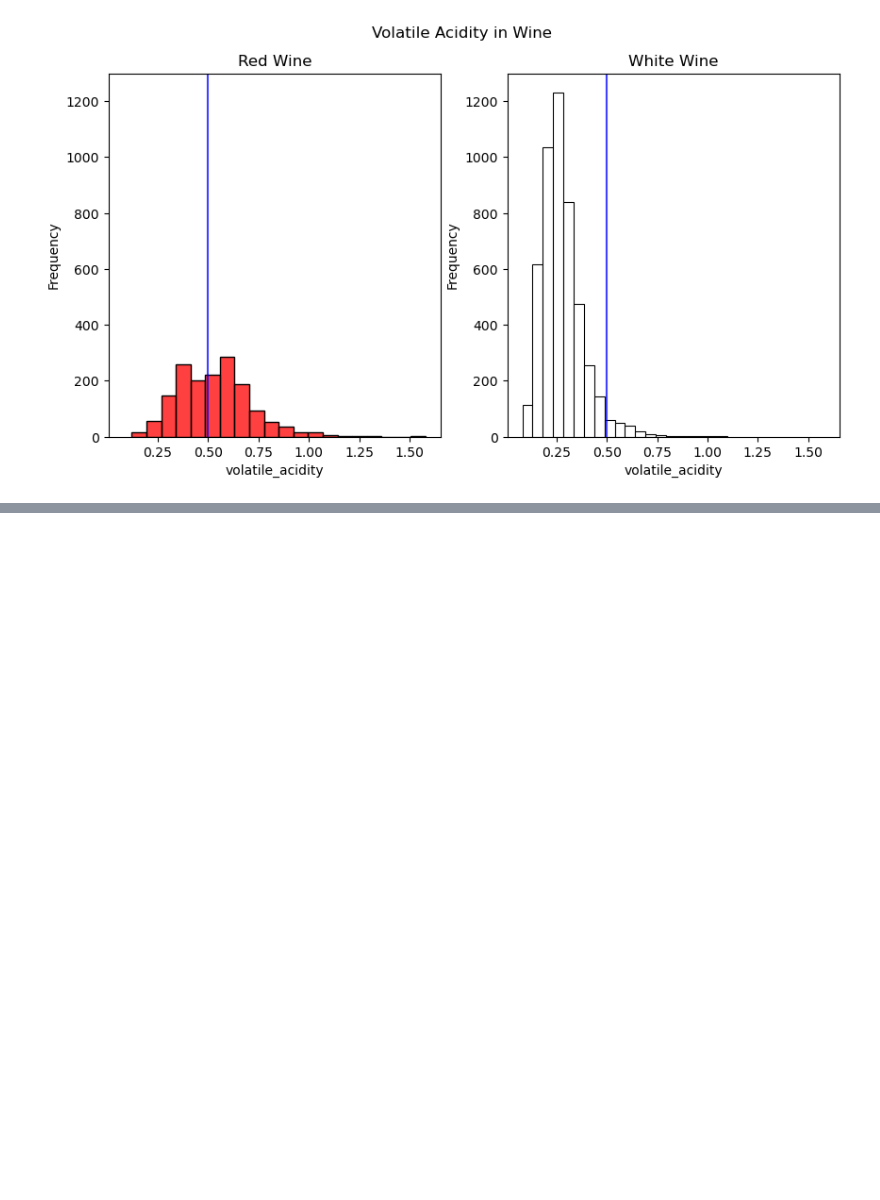
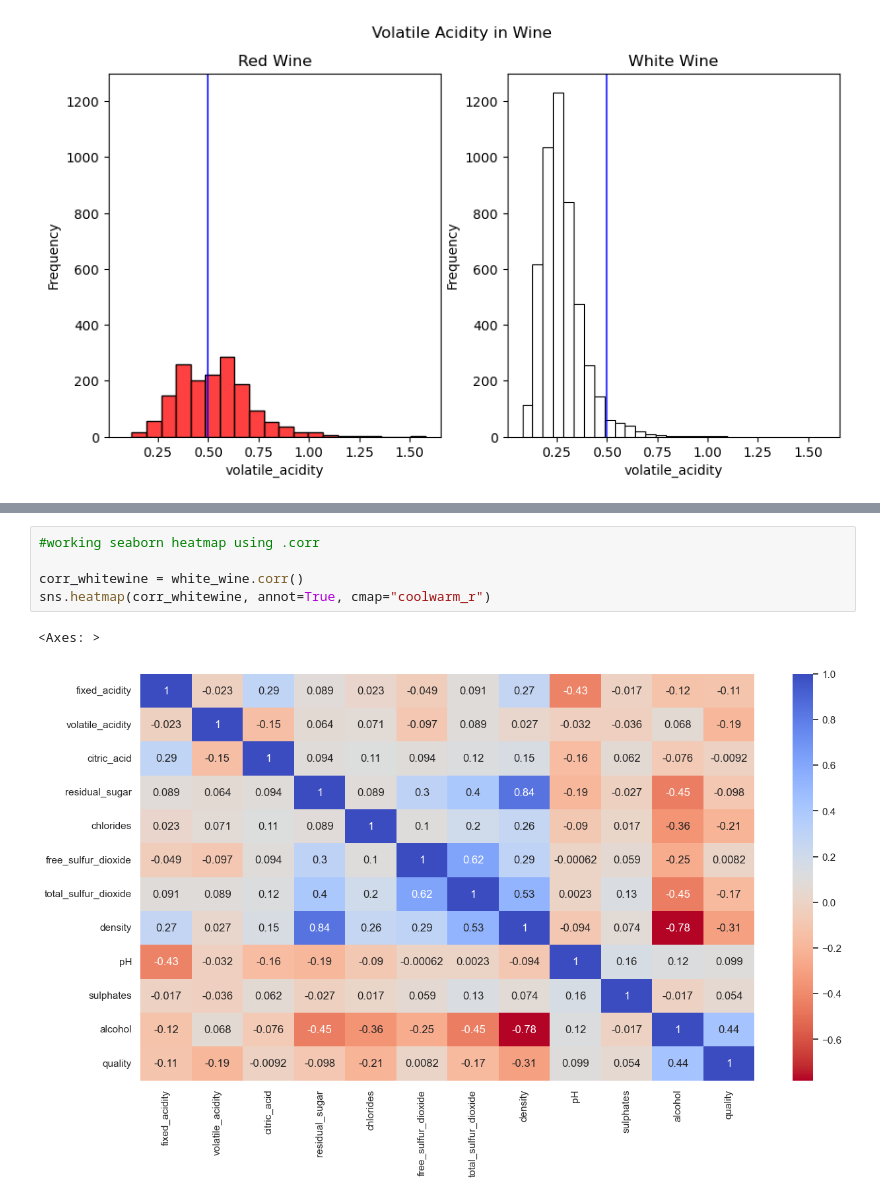
Before and after one commit to cdb8675309/Sprint-2, a Jupyter notebook: P2_S2.ipynb, the cells around one changed output, grey strips where cells are left out. Cells and saved outputs as stored; diff of their text form; blank space fills up the shorter version.

```diff
--- a/P2_S2.ipynb
+++ b/P2_S2.ipynb
@@ -217,0 +244,8 @@ plt.show()
+# %%
+#working seaborn heatmap using .corr
+
+corr_whitewine = white_wine.corr()
+sns.heatmap(corr_whitewine, annot=True, cmap="coolwarm_r")
+# %% [output]
+<Axes: >
+[figure, added]
```
Also changed, not shown: parts of 4 cells of this notebook.
